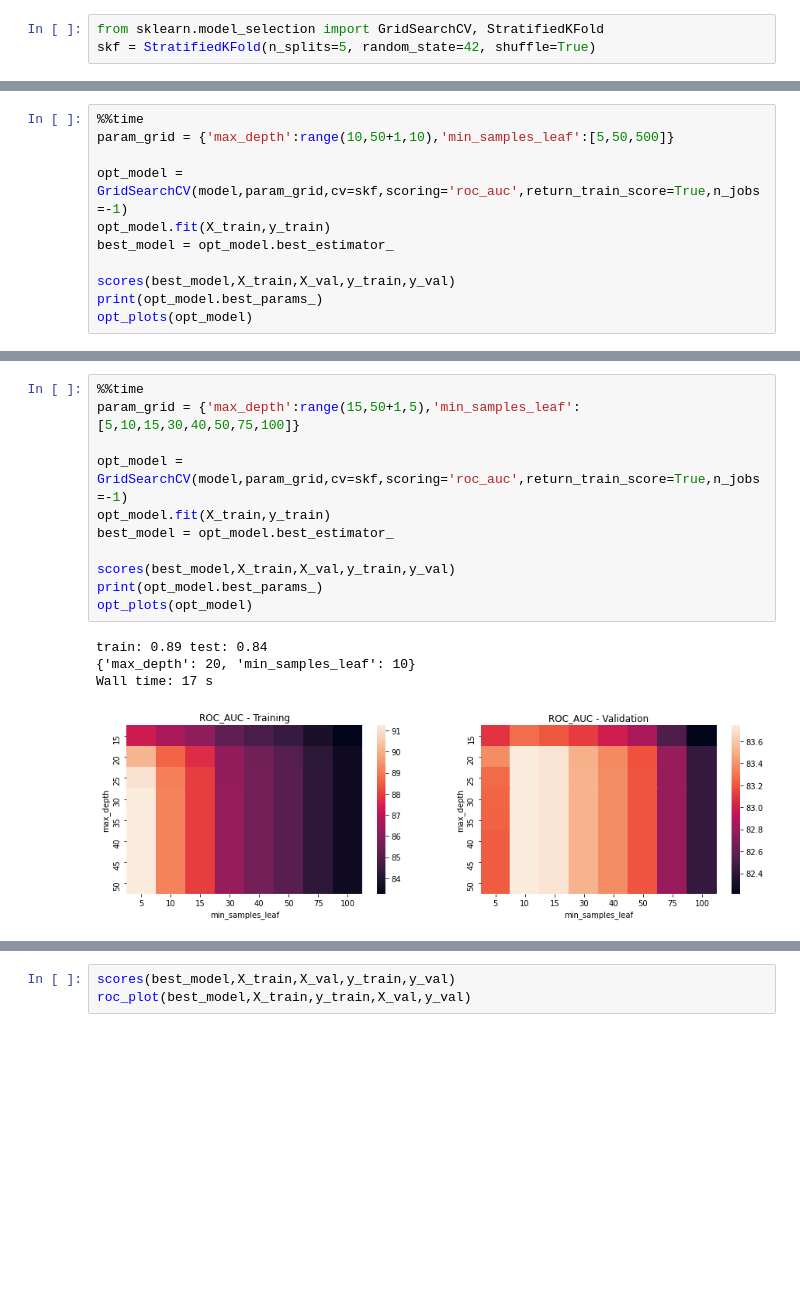
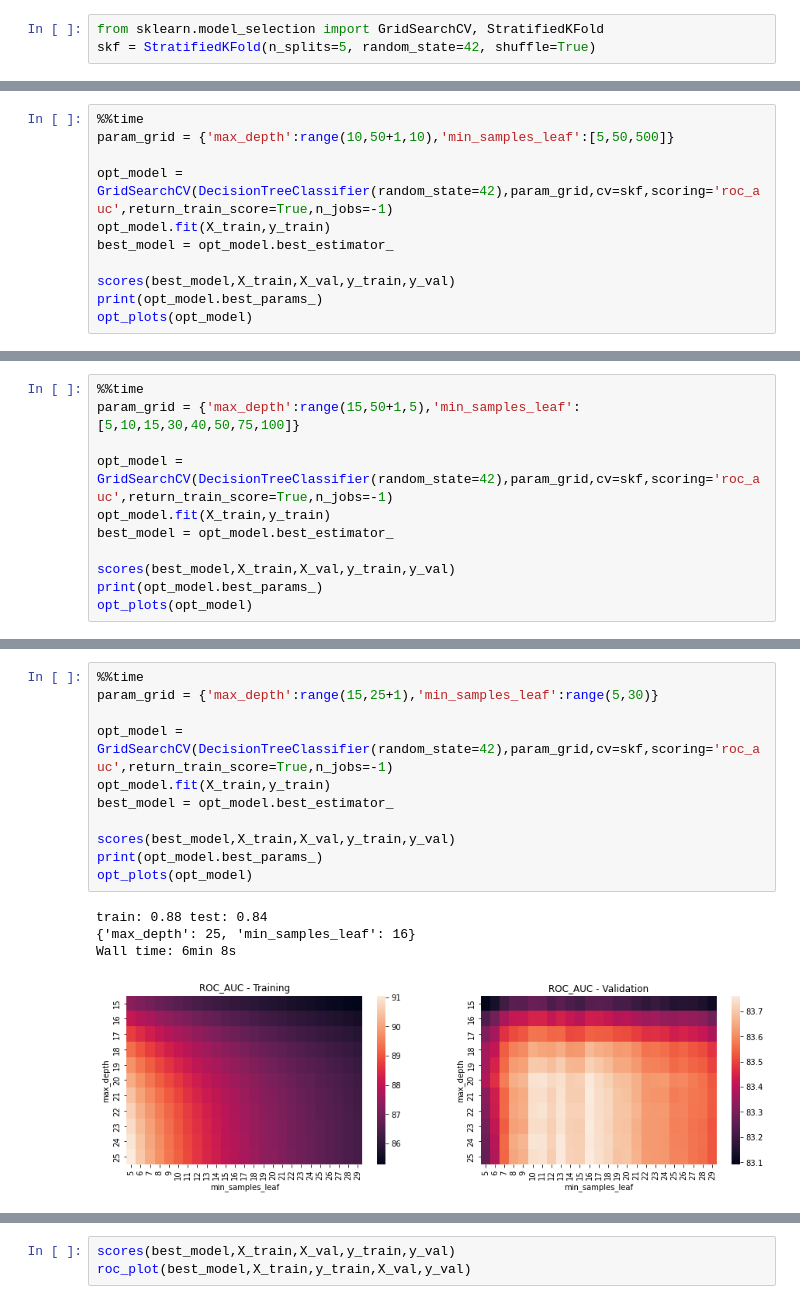
Before and after one commit to francisco-belgrave/Belgrave_Topics, a Jupyter notebook: Belgrave Valley/Notebooks/Day_34_Optimisation.ipynb, the cells around one changed output, grey strips where cells are left out. Drawn from its saved outputs; the diff is of its cells as text; blank space fills up the shorter version.

```diff
--- a/Belgrave Valley/Notebooks/Day_34_Optimisation.ipynb
+++ b/Belgrave Valley/Notebooks/Day_34_Optimisation.ipynb
@@ -133,7 +137,7 @@ skf = StratifiedKFold(n_splits=5, random_state=42, shuffle=True)
 %%time
 param_grid = {'max_depth':range(10,50+1,10),'min_samples_leaf':[5,50,500]}
 
-opt_model = GridSearchCV(model,param_grid,cv=skf,scoring='roc_auc',return_train_score=True,n_jobs=-1)
+opt_model = GridSearchCV(DecisionTreeClassifier(random_state=42),param_grid,cv=skf,scoring='roc_auc',return_train_score=True,n_jobs=-1)
 opt_model.fit(X_train,y_train)
 best_model = opt_model.best_estimator_
 
@@ -147,0 +157,11 @@ Wall time: 6.27 s
+# %%
+%%time
+param_grid = {'max_depth':range(15,50+1,5),'min_samples_leaf':[5,10,15,30,40,50,75,100]}
+
+opt_model = GridSearchCV(DecisionTreeClassifier(random_state=42),param_grid,cv=skf,scoring='roc_auc',return_train_score=True,n_jobs=-1)
+opt_model.fit(X_train,y_train)
+best_model = opt_model.best_estimator_
+
+scores(best_model,X_train,X_val,y_train,y_val)
+print(opt_model.best_params_)
+opt_plots(opt_model)
@@ -154,16 +179,16 @@ train: 0.9 test: 0.84
 # %%
 %%time
-param_grid = {'max_depth':range(15,50+1,5),'min_samples_leaf':[5,10,15,30,40,50,75,100]}
+param_grid = {'max_depth':range(15,25+1),'min_samples_leaf':range(5,30)}
 
-opt_model = GridSearchCV(model,param_grid,cv=skf,scoring='roc_auc',return_train_score=True,n_jobs=-1)
+opt_model = GridSearchCV(DecisionTreeClassifier(random_state=42),param_grid,cv=skf,scoring='roc_auc',return_train_score=True,n_jobs=-1)
 opt_model.fit(X_train,y_train)
 best_model = opt_model.best_estimator_
 
 scores(best_model,X_train,X_val,y_train,y_val)
 print(opt_model.best_params_)
 opt_plots(opt_model)
 # %% [output]
-train: 0.89 test: 0.84
-{'max_depth': 20, 'min_samples_leaf': 10}
-Wall time: 17 s
+train: 0.88 test: 0.84
+{'max_depth': 25, 'min_samples_leaf': 16}
+Wall time: 6min 8s
-[figure, old version]
+[figure, new version]
```
Also changed, not shown: parts of 16 cells of this notebook, 2 other files.
